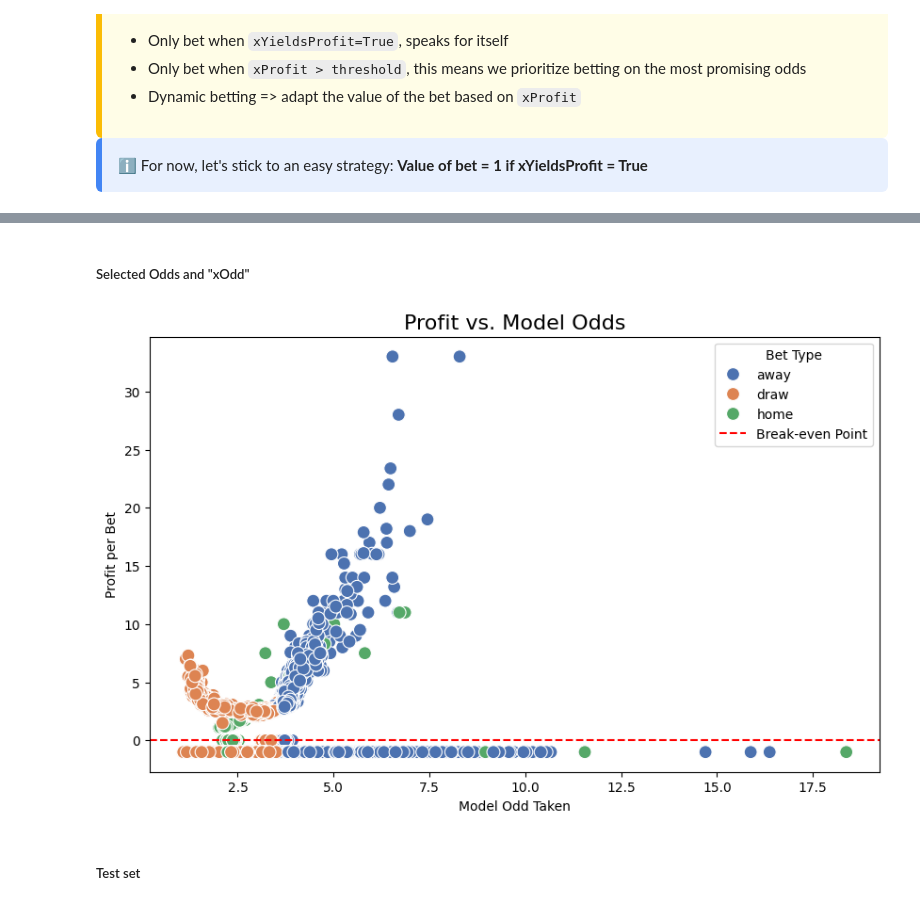
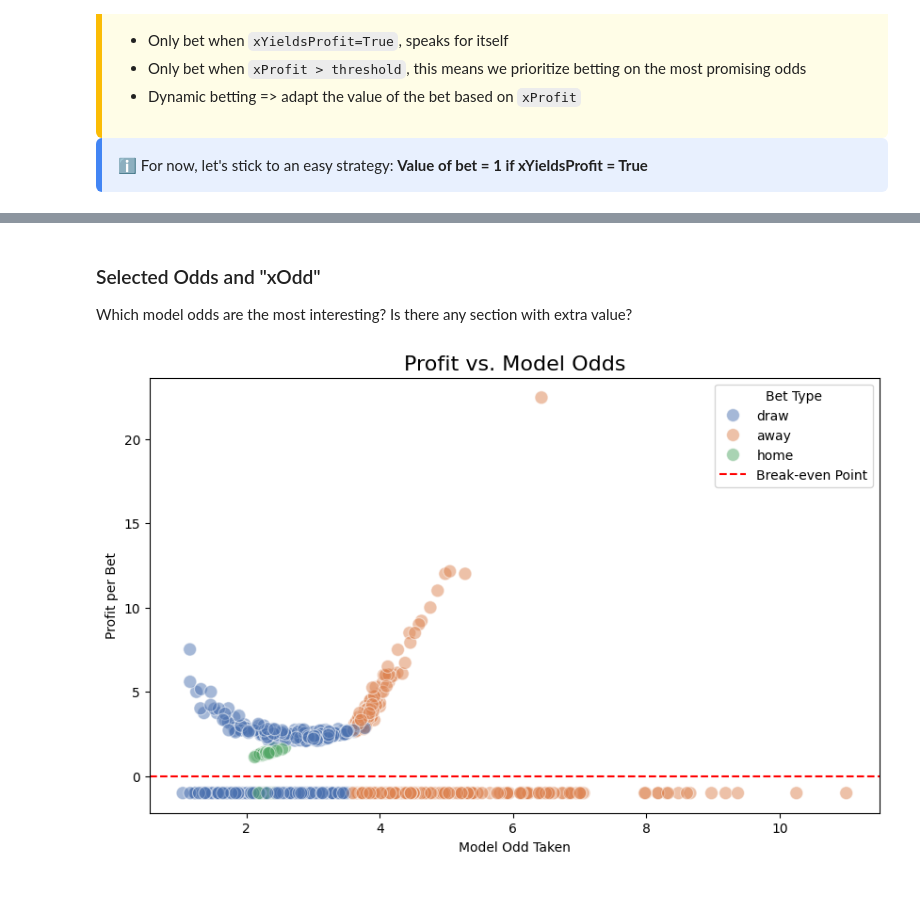
Before and after one commit to datarootsio/your-best-bet, a Jupyter notebook: riskrover/notebooks/riskrover.ipynb, the cells around one changed output, grey strips where cells are left out. Saved outputs shown, nothing was run; the diff lists cells and outputs as text; code cells hidden in the pictures.

```diff
--- a/riskrover/notebooks/riskrover.ipynb
+++ b/riskrover/notebooks/riskrover.ipynb
@@ -61,5 +74,11 @@ test_end_date = "2015-12-31"
 X_train, y_train = preprocess_match_dataset(df_match, max_date=train_end_date)
 
 # Convert train_end_date to datetime, add 1 day, then format back to string
-test_start_date = (pd.to_datetime(train_end_date) + timedelta(days=1)).strftime("%Y-%m-%d")
-X_test, y_test = preprocess_match_dataset(df_match, min_date=test_start_date, max_date=test_end_date)
+test_start_date = (pd.to_datetime(train_end_date) + timedelta(days=1)).strftime(
+    "%Y-%m-%d"
+)
+X_test, y_test = preprocess_match_dataset(
+    df_match, min_date=test_start_date, max_date=test_end_date
+)
+
+X_train.head()
@@ -594,0 +664,8 @@ df_train_eval.head()
+# %%
+df_bets_sim = evaluate(
+    df_bets_test,
+    y_test,
+    match_dataset=df_match,
+)
+
+df_bets_sim.head()
@@ -618,3 +716,3 @@ def profit_over_time(df, ax=None):
 # %%
-profit_over_time(df_train_eval)
+profit_over_time(df_bets_sim)
 # %% [output]
@@ -671,19 +827,32 @@ profit_vs_odds(df_train_eval)
 # %% [markdown]
-##### Selected Odds and "xOdd"
+### Selected Odds and "xOdd"
+
+Which model odds are the most interesting? Is there any section with extra value?
 # %%
 def profit_vs_model_odds(df, ax=None):
     if ax is None:
         ax = plt.gca()
 
-    sns.scatterplot(data=df, x='xOdd', y='profit', hue='bet', s=100, palette='deep', ax=ax)
-    ax.axhline(0, color='red', linestyle='--', label='Break-even Point')
-    ax.set_title('Profit vs. Model Odds', fontsize=16)
-    ax.set_xlabel('Model Odd Taken')
-    ax.set_ylabel('Profit per Bet')
-    ax.legend(title='Bet Type')
+    df = df[df.stake > 0]  # Filter out rows with no stake
+
+    sns.scatterplot(
+        data=df,
+        x="xOdd",
+        y="profit",
+        hue="bet",
+        s=100,
+        palette="deep",
+        ax=ax,
+        alpha=0.5,
+    )
+    ax.axhline(0, color="red", linestyle="--", label="Break-even Point")
+    ax.set_title("Profit vs. Model Odds", fontsize=16)
+    ax.set_xlabel("Model Odd Taken")
+    ax.set_ylabel("Profit per Bet")
+    ax.legend(title="Bet Type")
+
+
 plt.figure(figsize=(10, 6))
-profit_vs_model_odds(df_train_eval)
+profit_vs_model_odds(df_bets_sim)
 # %% [output]
-[figure, old version]
+[figure, new version]
-# %% [markdown]
-##### Test set
```
Also changed, not shown: parts of 51 cells of this notebook, 7 other files.
